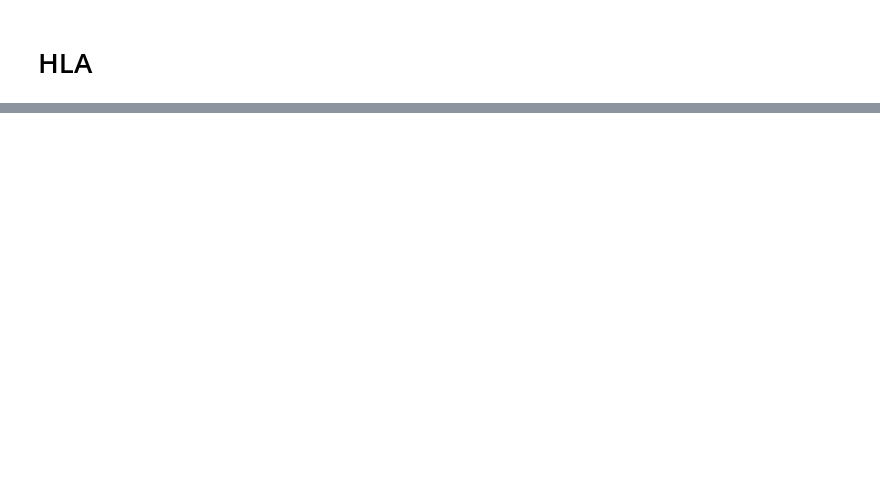
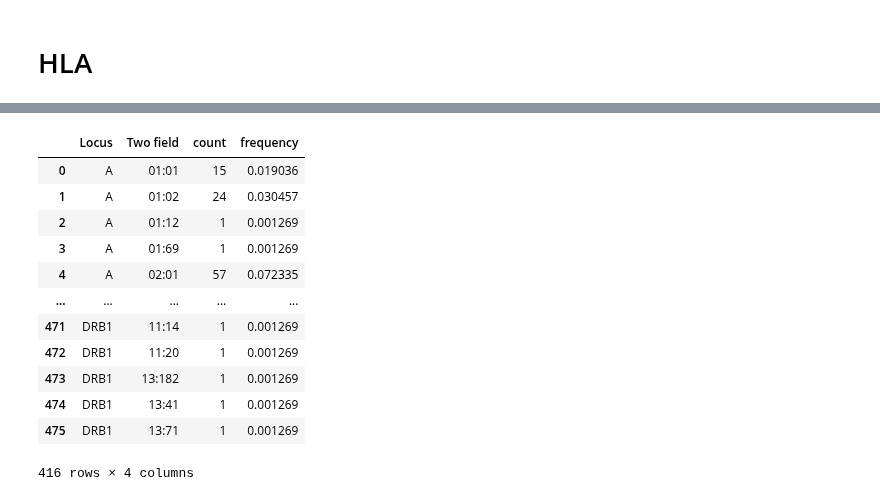
Before and after one commit to Suuuuuuuus/LCWGS_pipeline, a Jupyter notebook: scripts/notebooks/lcwgs_tmp.ipynb, the cells around one changed output, grey strips where cells are left out. Saved outputs shown, nothing was run; the diff lists cells and outputs as text; code cells hidden in the pictures; blank space fills up the shorter version.

```diff
--- a/scripts/notebooks/lcwgs_tmp.ipynb
+++ b/scripts/notebooks/lcwgs_tmp.ipynb
@@ -486,0 +232,35 @@ print(p)
+# %%
+ggvp = "data/hla_direct_sequencing/GGVP_HLA.tsv"
+ggvp = pd.read_csv(ggvp, sep = '\t')
+
+alleles = []
+counts = []
+
+for a in ggvp['alleles'].unique():
+    tmp = ggvp[ggvp['alleles'] == a]
+    alleles.append(a)
+    counts.append(tmp['allele_count'].sum())
+
+ggvp = pd.DataFrame({'alleles': alleles, 'count': counts})
+ggvp['Locus'] = ggvp['alleles'].str.split('*').str.get(0)
+ggvp = ggvp[ggvp['Locus'].isin(HLA_GENES)]
+ggvp['Two field'] = ggvp['alleles'].str.split('*').str.get(1)
+ggvp = ggvp[['Locus', 'Two field', 'count']]
+
+N = 788
+ggvp['frequency'] = ggvp['count']/N
+ggvp
+# %% [output]
+|  | Locus | Two field | count | frequency |
+| 0 | A | 01:01 | 15 | 0.019036 |
+| 1 | A | 01:02 | 24 | 0.030457 |
+| 2 | A | 01:12 | 1 | 0.001269 |
+| 3 | A | 01:69 | 1 | 0.001269 |
+| 4 | A | 02:01 | 57 | 0.072335 |
+| ... | ... | ... | ... | ... |
+| 471 | DRB1 | 11:14 | 1 | 0.001269 |
+| 472 | DRB1 | 11:20 | 1 | 0.001269 |
+| 473 | DRB1 | 13:182 | 1 | 0.001269 |
+| 474 | DRB1 | 13:41 | 1 | 0.001269 |
+| 475 | DRB1 | 13:71 | 1 | 0.001269 |
+416 rows × 4 columns
```
Also changed, not shown: parts of 29 cells of this notebook.
